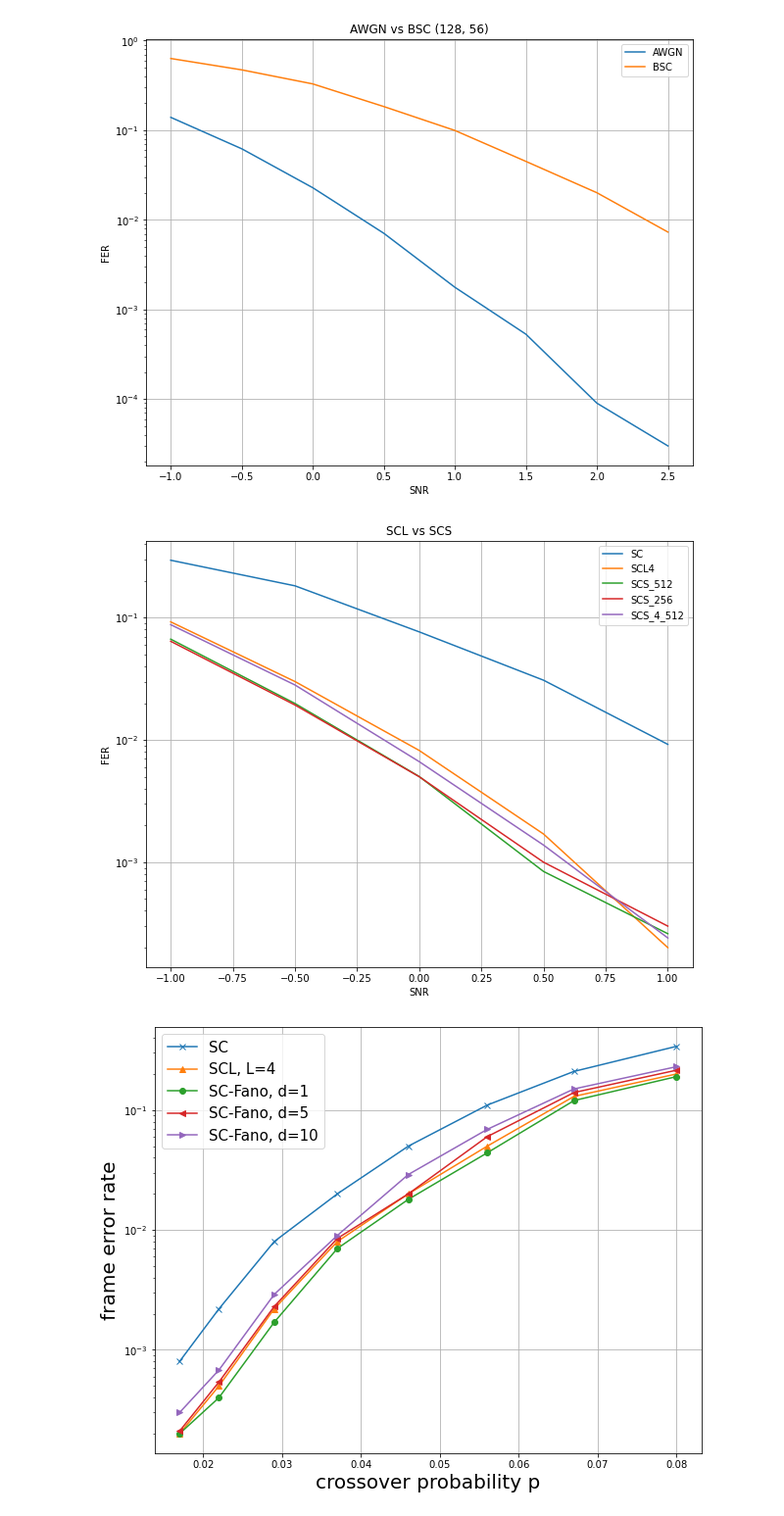
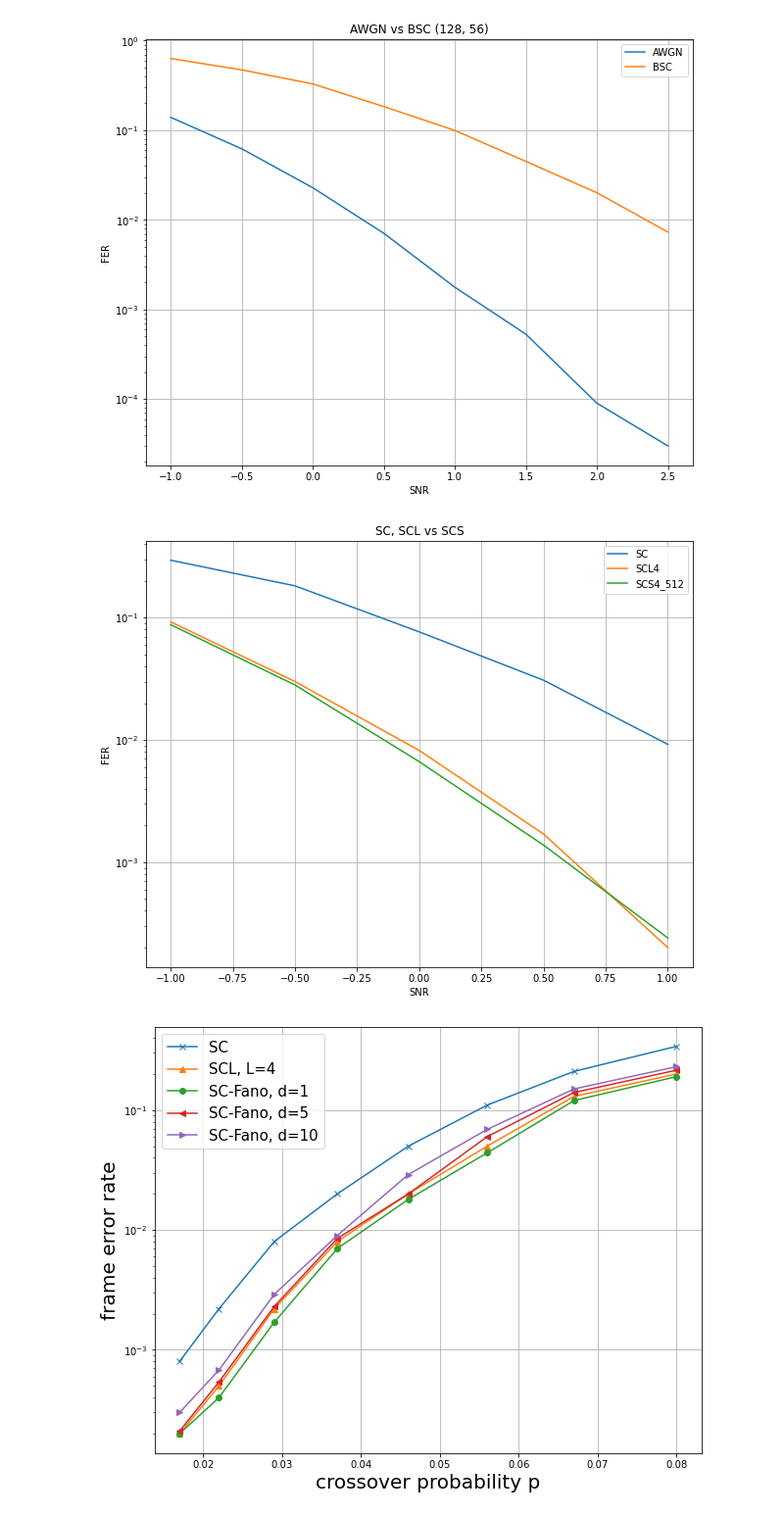
Before and after one commit to ISChetverikov/PolarCodes, a Jupyter notebook: results_plotting/PlotFerCurve.ipynb, the cells around one changed output. Shown at 98% size. Drawn from its saved outputs; the diff is of its cells as text; code cells hidden in the pictures.

```diff
--- a/results_plotting/PlotFerCurve.ipynb
+++ b/results_plotting/PlotFerCurve.ipynb
@@ -302,40 +302,40 @@ plt.savefig("AWGNvsBSC.png");
 # %%
 import pandas as pd
 import matplotlib.pyplot as plt
 %matplotlib inline
 
 a_df = pd.read_csv("..//results//128//SC.results", skipinitialspace=True, sep=',', comment='#')
 b_df = pd.read_csv("..//results//128//SCL_4.results", skipinitialspace=True, sep=',', comment='#')
-c_df = pd.read_csv("..//results//128//SCS_no_512.results", skipinitialspace=True, sep=',', comment='#')
-d_df = pd.read_csv("..//results//128//SCS_no_256.results", skipinitialspace=True, sep=',', comment='#')
+#c_df = pd.read_csv("..//results//128//SCS_no_512.results", skipinitialspace=True, sep=',', comment='#')
+#d_df = pd.read_csv("..//results//128//SCS_no_256.results", skipinitialspace=True, sep=',', comment='#')
 e_df = pd.read_csv("..//results//128//SCS_4_512.results", skipinitialspace=True, sep=',', comment='#')
 
 
 
 a_snr = a_df['SNR']
 b_snr = b_df['SNR']
-c_snr = c_df['SNR']
-d_snr = d_df['SNR']
+#c_snr = c_df['SNR']
+#d_snr = d_df['SNR']
 e_snr = e_df['SNR']
 
 a = a_df['FER']
 b = b_df['FER']
-c = c_df['FER']
-d = d_df['FER']
+#c = c_df['FER']
+#d = d_df['FER']
 e = e_df['FER']
 
 
 plt.figure(figsize=(10,8))
-plt.plot(a_snr, a, b_snr, b, c_snr, c, d_snr, d, e_snr, e)
-plt.title("SCL vs SCS")
-plt.legend(["SC", "SCL4", "SCS_512", "SCS_256", "SCS_4_512"])
+plt.plot(a_snr, a, b_snr, b, e_snr, e)
+plt.title("SC, SCL vs SCS")
+plt.legend(["SC", "SCL4", "SCS4_512", "SCS_256", "SCS_4_512"])
 plt.xlabel("SNR")
 plt.grid(True)
 plt.ylabel("FER")
 plt.yscale('log')
 plt.savefig("SCvsSCS.png");
 # %% [output]
-[figure, old version]
+[figure, new version]
 # %%
 import pandas as pd
 import matplotlib.pyplot as plt
```
Also changed, not shown: 17 other files.
